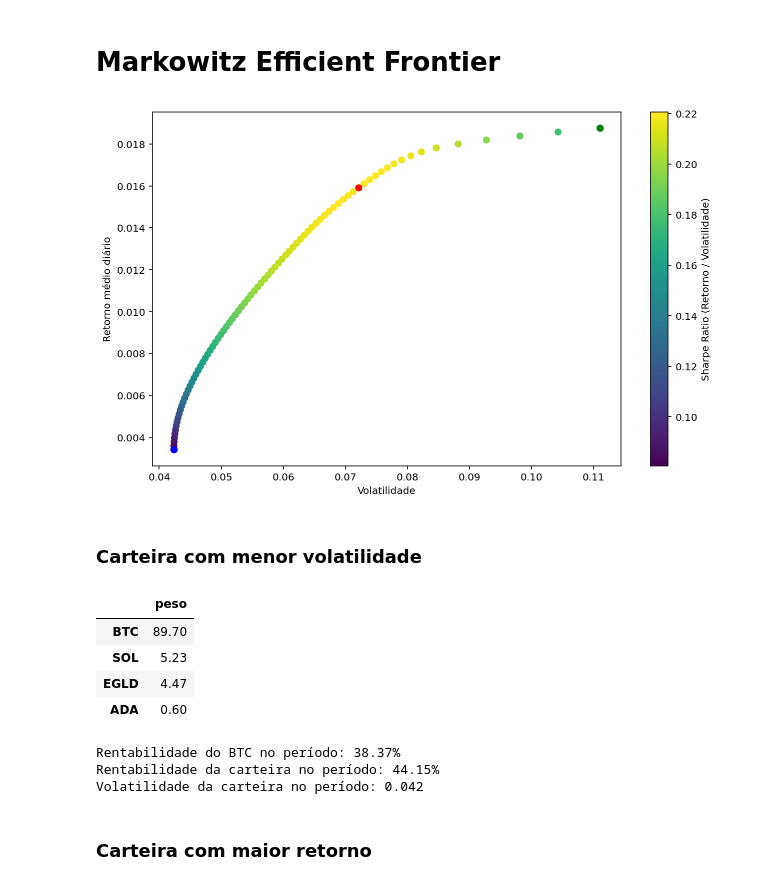
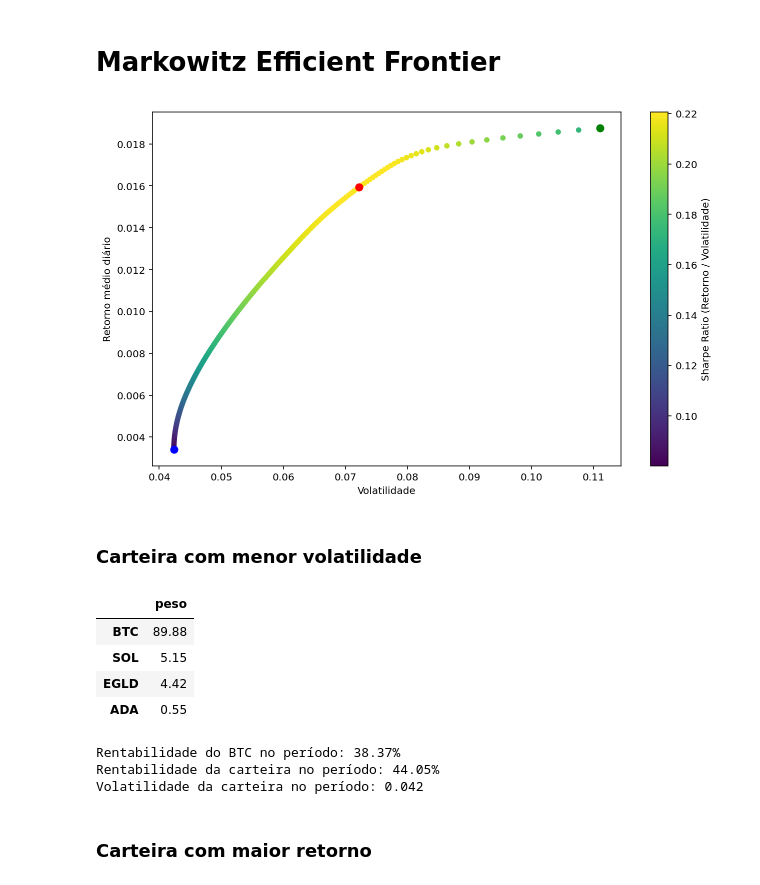
Before and after one commit to lamartinet/cripto, a Jupyter notebook: portfolio/src/otimizacao_carteiras.ipynb, the cells around one changed output. Drawn from its saved outputs; the diff is of its cells as text; code cells hidden in the pictures.

```diff
--- a/portfolio/src/otimizacao_carteiras.ipynb
+++ b/portfolio/src/otimizacao_carteiras.ipynb
@@ -30,10 +30,11 @@ def retorno_carteira(pesos):
     return np.sum(variacao_media * pesos) # retorno diário médio da carteira
 
 def volatilidade_carteira(pesos):
-    global x, y
     pesos = np.array(pesos)
     variacao_carteira = (variacao_precos * pesos).sum(axis=1) # variação diária do valor da carteira
-    return variacao_carteira.std()
+    vol = variacao_carteira.std()
+
+    return vol
 
 def volatilidade_negativa_carteira(pesos): # volatilidade dos dias de queda
     pesos = np.array(pesos)
@@ -62,7 +63,7 @@ initial_guess = [1 / len(simbolos)] * len(simbolos) # pesos iniciais
 retorno_max = variacao_media.max()
 retorno_min = variacao_media.min()
 # %%
-possiveis_retornos = np.linspace(retorno_max, 0, 100) # range entre 0 e variação máxima média diária
+possiveis_retornos = np.linspace(retorno_max, 0, 200) # range entre 0 e variação máxima média diária
 frontier_x = [] # volatilidade
 frontier_y = [] # retorno diário médio das carteiras
 sharpe_ratio = []
@@ -85,17 +86,17 @@ retorno_max_index = frontier_y.index(max(frontier_y))
 volatilidade_min_index = frontier_x.index(min(frontier_x))
 # %%
 plt.figure(figsize=(10.5, 6.5))
-plt.scatter(frontier_x, frontier_y, c=sharpe_ratio, cmap='viridis')
+plt.scatter(frontier_x, frontier_y, c=sharpe_ratio, cmap='viridis', s=20)
 plt.colorbar(label='Sharpe Ratio (Retorno / Volatilidade)')
 plt.xlabel('Volatilidade')
 plt.ylabel('Retorno médio diário')
 
-plt.scatter(frontier_x[sr_max_index], frontier_y[sr_max_index], c='red')# máximo sharpe ratio
-plt.scatter(frontier_x[retorno_max_index], frontier_y[retorno_max_index], c='green')# máximo sharpe ratio
-plt.scatter(frontier_x[volatilidade_min_index], frontier_y[volatilidade_min_index], c='blue')# máximo sharpe ratio
+plt.scatter(frontier_x[sr_max_index], frontier_y[sr_max_index], c='red', s=50)# máximo sharpe ratio
+plt.scatter(frontier_x[retorno_max_index], frontier_y[retorno_max_index], c='green', s=50)# máximo sharpe ratio
+plt.scatter(frontier_x[volatilidade_min_index], frontier_y[volatilidade_min_index], c='blue', s=50)# máximo sharpe ratio
 plt.show()
 # %% [output]
-[figure, old version]
+[figure, new version]
 # %%
 variacao_periodo = (precos.iloc[-1] - precos.iloc[0]) / precos.iloc[-1]
 variacao_btc = (precos.iloc[-1]["BTC"] - precos.iloc[0]["BTC"]) / precos.iloc[-1]["BTC"] * 100
@@ -110,12 +111,12 @@ print("Rentabilidade da carteira no período: " + "%.2f" % lucro + "%")
 print("Volatilidade da carteira no período: " + "%.3f" % frontier_x[volatilidade_min_index])
 # %% [output]
 |  | peso |
-| BTC | 89.70 |
-| SOL | 5.23 |
-| EGLD | 4.47 |
-| ADA | 0.60 |
+| BTC | 89.88 |
+| SOL | 5.15 |
+| EGLD | 4.42 |
+| ADA | 0.55 |
 Rentabilidade do BTC no período: 38.37%
-Rentabilidade da carteira no período: 44.15%
+Rentabilidade da carteira no período: 44.05%
 Volatilidade da carteira no período: 0.042
 # %% [markdown]
 ### Carteira com maior retorno
```
